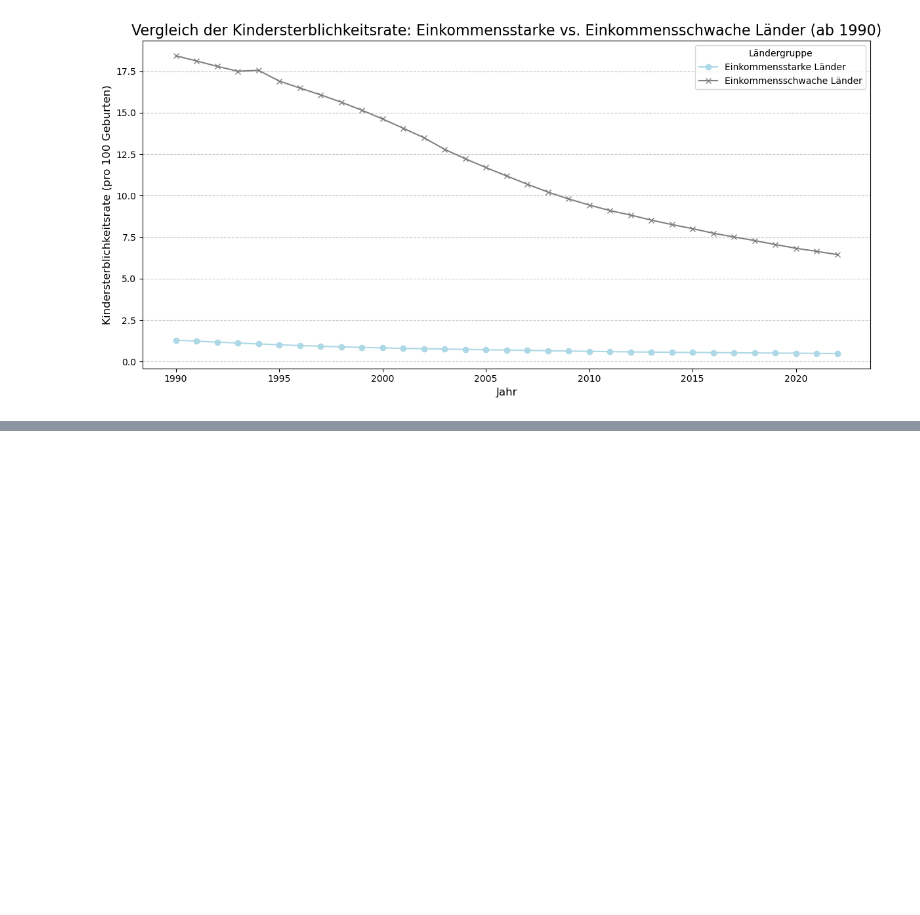
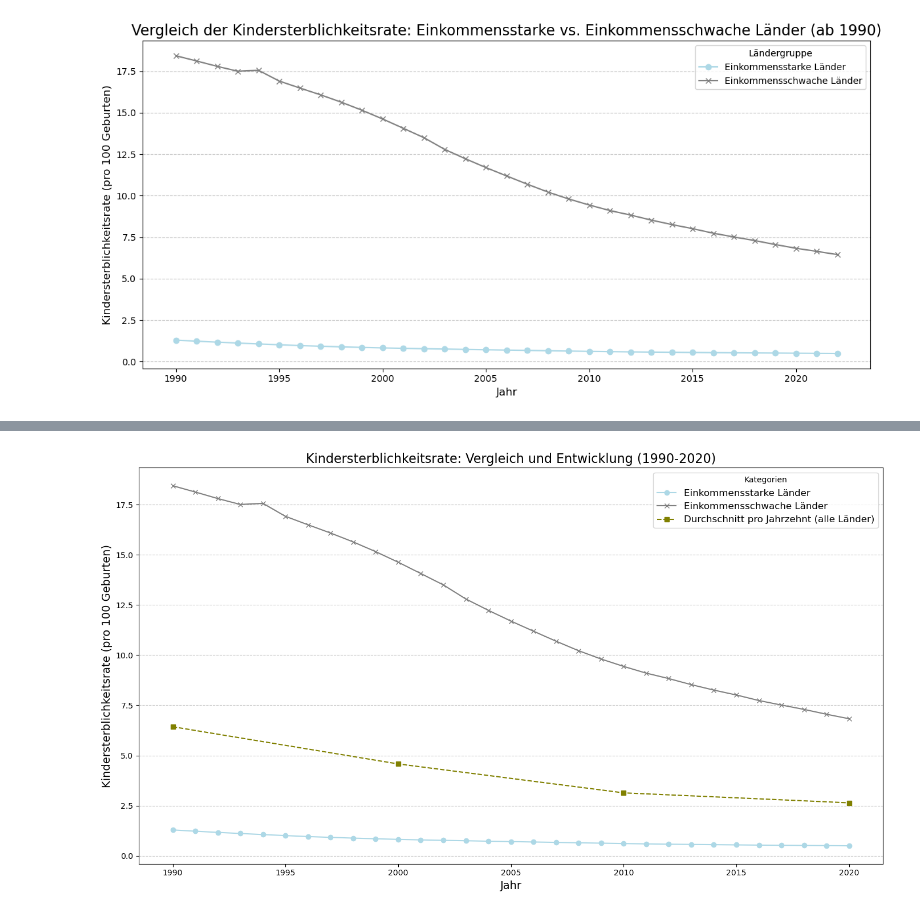
Before and after one commit to melisadedukic/MeliAjna, a Jupyter notebook: LN Python Melisa_Ajna.ipynb, the cells around one changed output, grey strips where cells are left out. Cells and saved outputs as stored; diff of their text form; code cells hidden in the pictures; blank space fills up the shorter version.

```diff
--- a/LN Python Melisa_Ajna.ipynb
+++ b/LN Python Melisa_Ajna.ipynb
@@ -740,0 +783,60 @@ plt.show()
+# %%
+import pandas as pd
+import matplotlib.pyplot as plt
+
+# Datei 1: child-mortality.csv laden
+df_all = pd.read_csv('child-mortality.csv', skiprows=1,
+                     names=['Gebiet', 'Code', 'Jahr', 'Kindersterblichkeitsrate'])
+
+# Datei 2: child-mortality-by-income-level-of-country.csv laden
+df_income = pd.read_csv('child-mortality-by-income-level-of-country.csv')
+
+# Umbenennen der Spalten in Datei 2 für mehr Klarheit
+df_income.rename(columns={
+    'Entity': 'Gebiet',
+    'Year': 'Jahr',
+    'Observation value - Indicator: Under-five mortality rate - Sex: Total - Wealth quintile: Total - Unit of measure: Deaths per 100 live births': 'Kindersterblichkeitsrate'
+}, inplace=True)
+
+# Filter: Daten von 1990 bis 2020
+years = list(range(1990, 2021))
+df_all_filtered = df_all[df_all['Jahr'].isin(years)].copy()
+df_income_filtered = df_income[df_income['Jahr'].isin(years)]
+
+# Einkommensstarke und einkommensschwache Länder filtern
+einkommens_schwach = df_income_filtered[df_income_filtered['Gebiet'] == 'Low-income countries']
+einkommens_stark = df_income_filtered[df_income_filtered['Gebiet'] == 'High-income countries']
+
+# Gruppieren nach Jahr und Berechnung des Durchschnitts
+avg_all = df_all_filtered.groupby('Jahr')['Kindersterblichkeitsrate'].mean().reset_index()
+avg_schwach = einkommens_schwach.groupby('Jahr')['Kindersterblichkeitsrate'].mean().reset_index()
+avg_stark = einkommens_stark.groupby('Jahr')['Kindersterblichkeitsrate'].mean().reset_index()
+
+# Kindersterblichkeitsrate pro Jahrzehnt berechnen
+df_all_filtered['Decade'] = df_all_filtered['Jahr'].apply(lambda x: (x // 10) * 10)
+decade_avg = df_all_filtered.groupby('Decade')['Kindersterblichkeitsrate'].mean().reset_index()
+
+# Visualisierung
+plt.figure(figsize=(14, 8))
+
+# Einkommensstarke Länder
+plt.plot(avg_stark['Jahr'], avg_stark['Kindersterblichkeitsrate'], label='Einkommensstarke Länder', marker='o', color='lightblue')
+
+# Einkommensschwache Länder
+plt.plot(avg_schwach['Jahr'], avg_schwach['Kindersterblichkeitsrate'], label='Einkommensschwache Länder', marker='x', color='grey')
+
+# Durchschnitt pro Jahrzehnt (alle Länder)
+plt.plot(decade_avg['Decade'], decade_avg['Kindersterblichkeitsrate'], label='Durchschnitt pro Jahrzehnt (alle Länder)', marker='s', color='olive', linestyle='--')
+
+# Diagramm anpassen
+plt.title('Kindersterblichkeitsrate: Vergleich und Entwicklung (1990-2020)', fontsize=16)
+plt.xlabel('Jahr', fontsize=14)
+plt.ylabel('Kindersterblichkeitsrate (pro 100 Geburten)', fontsize=14)
+plt.legend(title="Kategorien", fontsize=12)
+plt.grid(axis='y', linestyle='--', alpha=0.7)
+plt.tight_layout()
+
+# Diagramm anzeigen
+plt.show()
+# %% [output]
+[figure, added]
```
Also changed, not shown: parts of 17 cells of this notebook.
